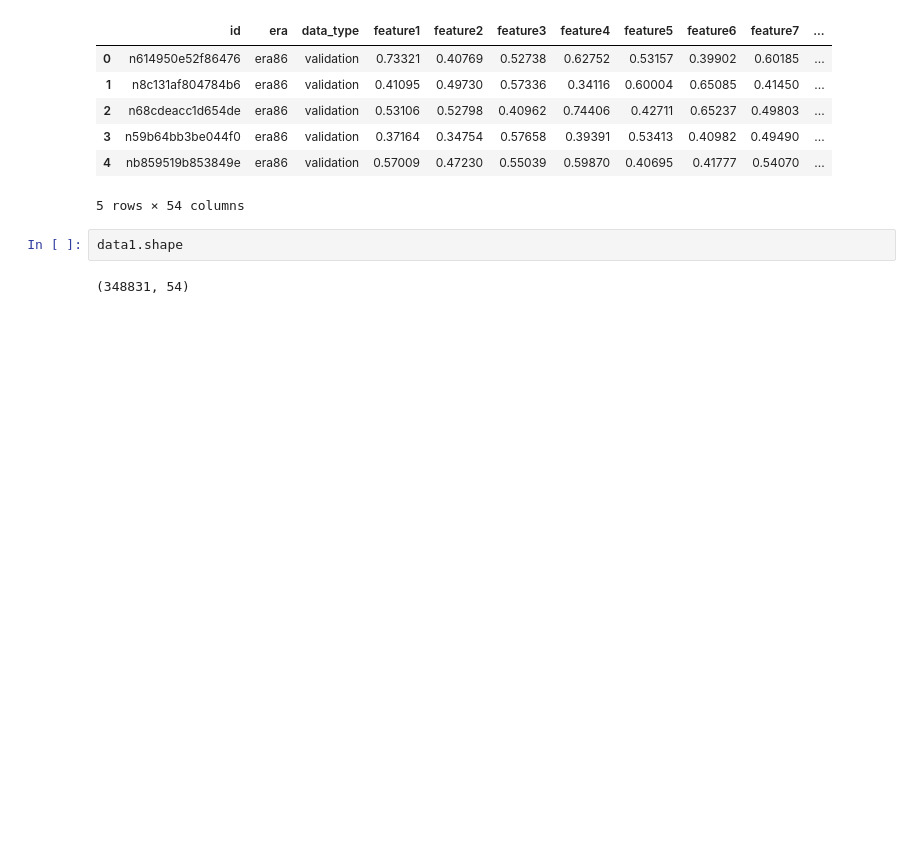
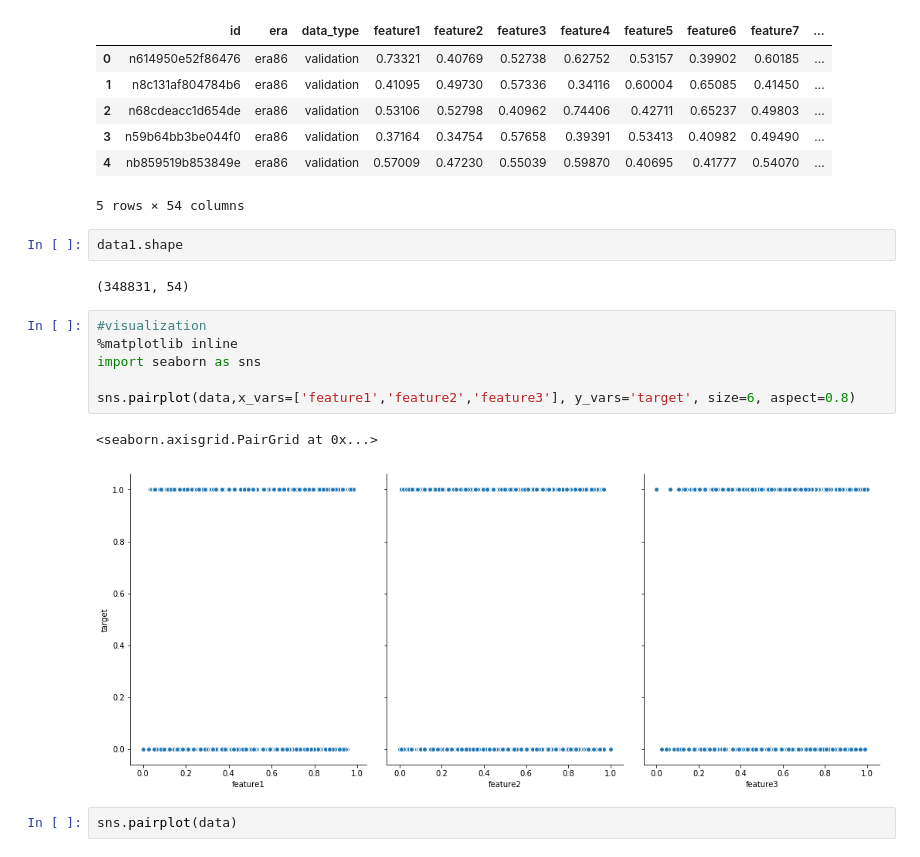
Before and after one commit to cchen181/numerai_tournament79, a Jupyter notebook: model.ipynb, the cells around one changed output. Cells and saved outputs as stored; diff of their text form; blank space fills up the shorter version.

Commit message:
Updated model.ipynb
Added some visualizations (e.g. correlation heat map)

```diff
--- a/model.ipynb
+++ b/model.ipynb
@@ -139,3 +139,14 @@ data1.head()
 data1.shape
 # %% [output]
 (348831, 54)
+# %%
+#visualization
+%matplotlib inline
+import seaborn as sns
+
+sns.pairplot(data,x_vars=['feature1','feature2','feature3'], y_vars='target', size=6, aspect=0.8)
+# %% [output]
+<seaborn.axisgrid.PairGrid at 0x...>
+[figure, added]
+# %%
+sns.pairplot(data)
```
Also changed, not shown: parts of 4 cells of this notebook.
